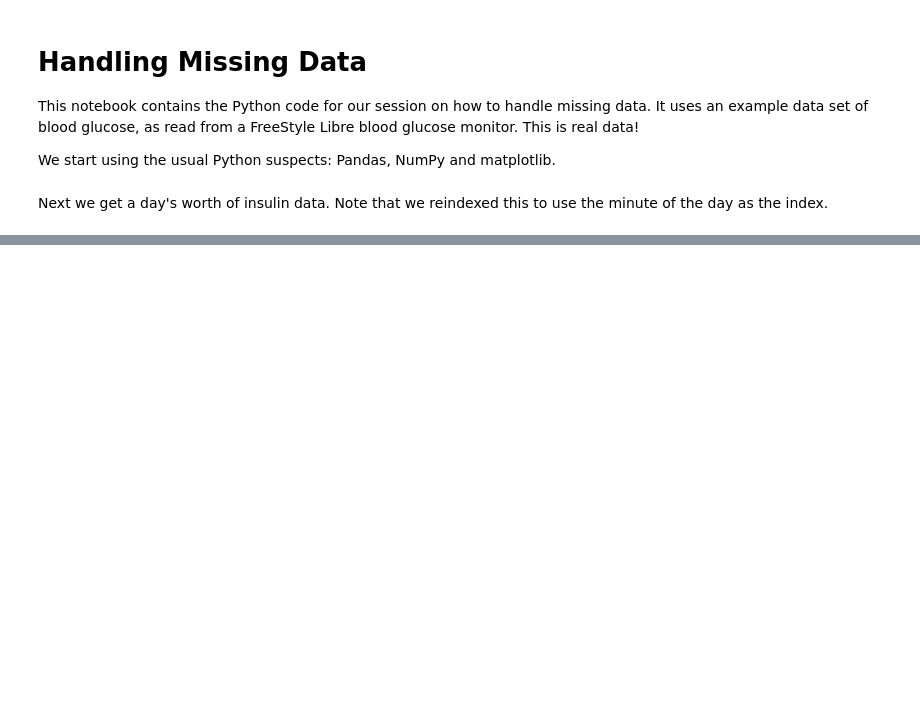
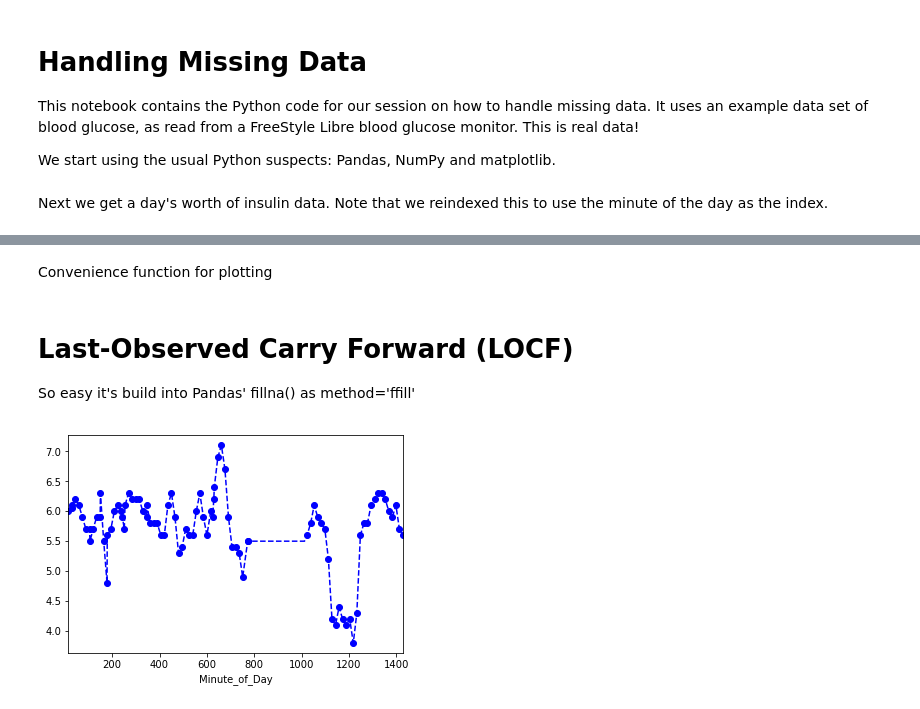
Before and after one commit to KlickInc/datasci-strata-talk-missing-data, a Jupyter notebook: 02_Missing_Data.ipynb, the cells around one changed output, grey strips where cells are left out. Saved outputs shown, nothing was run; the diff lists cells and outputs as text; code cells hidden in the pictures; blank space fills up the shorter version.

Commit message:
Implemented LOCF

```diff
--- a/02_Missing_Data.ipynb
+++ b/02_Missing_Data.ipynb
@@ -29,0 +43,20 @@ Yeah, it sure does.  Our goal for this session will be to handle that gap.
+# %% [markdown]
+Convenience function for plotting
+# %%
+def method_plot(df, cols):
+    fig, ax = plt.subplots()
+    if isinstance(cols, str):
+        df[cols].plot(style='b--', ax=ax)
+    else:
+        for c in cols:
+            df[c].plot(style='b--', ax=ax)
+    df['Inferred_Glucose'].plot(style='bo', ax=ax)
+# %% [markdown]
+# Last-Observed Carry Forward (LOCF)
+
+So easy it's build into Pandas' fillna() as method='ffill'
+# %%
+df['Glucose_LOCF'] = df['Inferred_Glucose'].fillna(method='ffill')
+method_plot(df, 'Glucose_LOCF')
+# %% [output]
+[figure, added]
```
Also changed, not shown: parts of 6 cells of this notebook.
